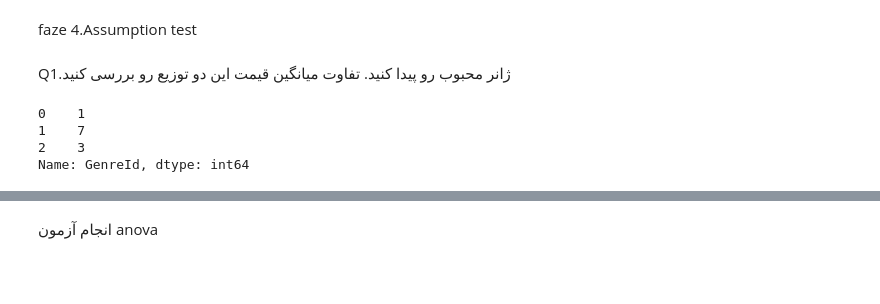
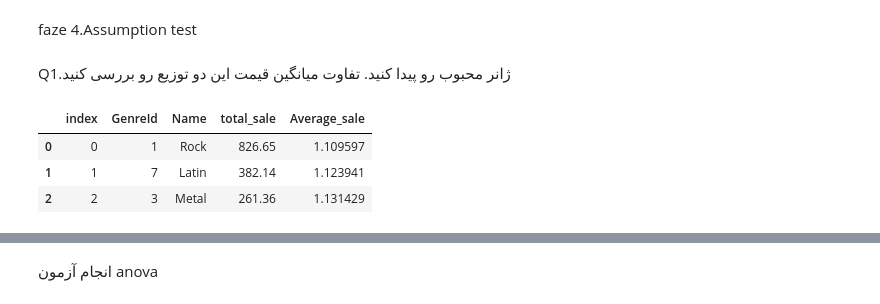
Before and after one commit to Mostafa2rz1/Chinook, a Jupyter notebook: 2.EDA/EDA.ipynb, the cells around one changed output, grey strips where cells are left out. Saved outputs shown, nothing was run; the diff lists cells and outputs as text; code cells hidden in the pictures; blank space fills up the shorter version.

```diff
--- a/2.EDA/EDA.ipynb
+++ b/2.EDA/EDA.ipynb
@@ -634,13 +634,13 @@ df_customer_purcashe
 faze 4.Assumption test
 # %% [markdown]
   Q1.ژانر محبوب رو پیدا کنید. تفاوت میانگین قیمت این دو توزیع رو بررسی کنید
-# %%
-df_sale_genre_top_3['GenreId']
-# %% [output]
-0    1
-1    7
-2    3
-Name: GenreId, dtype: int64
+# %%
+df_sale_genre_top_3['GenreId'].reset_index().merge(df['genre']).merge(df_sale_genre).merge(df_sale_genre_mean)
+# %% [output]
+|  | index | GenreId | Name | total_sale | Average_sale |
+| 0 | 0 | 1 | Rock | 826.65 | 1.109597 |
+| 1 | 1 | 7 | Latin | 382.14 | 1.123941 |
+| 2 | 2 | 3 | Metal | 261.36 | 1.131429 |
 # %%
 df_tarck_with_sale_no_nan = df_tarck_with_sale.dropna()
 df_tarck_with_sale_no_nan
```
Also changed, not shown: parts of 4 cells of this notebook, 2 other files.
